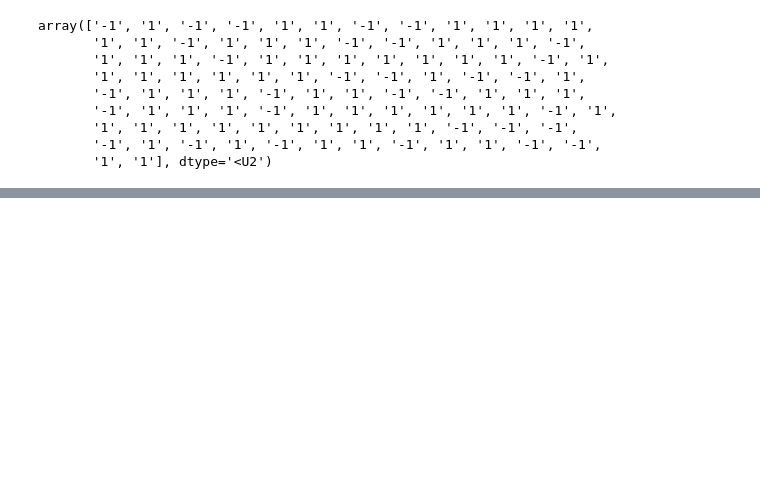
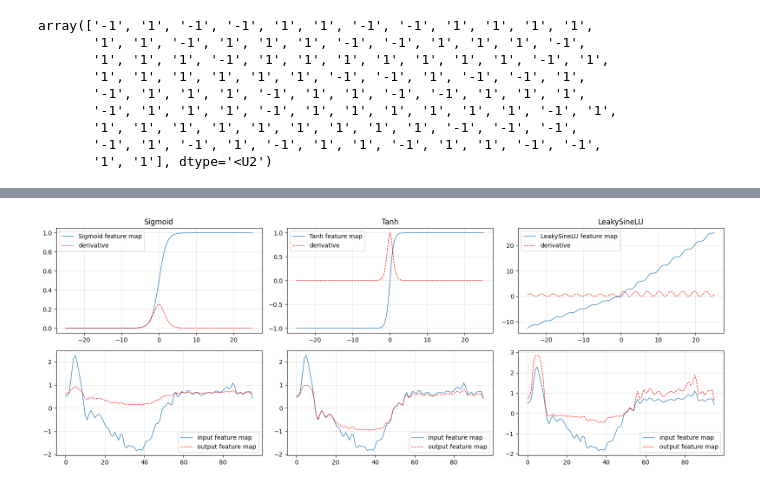
Before and after one commit to jose-gilberto/time_series_activations, a Jupyter notebook: notebooks/activation_figures.ipynb, the cells around one changed output, grey strips where cells are left out. Cells and saved outputs as stored; diff of their text form; code cells hidden in the pictures; blank space fills up the shorter version.

```diff
--- a/notebooks/activation_figures.ipynb
+++ b/notebooks/activation_figures.ipynb
@@ -104,0 +105,65 @@ plt.savefig('../figures/activations_comparinson.pdf')
+# %%
+def dsigmoid(x):
+    return sigmoid(x) * (1 - sigmoid(x))
+
+def dtanh(x):
+    return 1 - (np.tanh(x) ** 2)
+
+def dleaky_sinelu(x):
+    return np.where(x > 0, 2 * (np.cos(x) * np.sin(x)) + 1, 0.5 * (2 * (np.cos(x) * np.sin(x)) + 1))
+
+
+LINEWIDTH = 0.9
+x = np.arange(-25, 25, 0.01)
+
+activations = {
+    'Sigmoid': sigmoid,
+    'Tanh': tanh,
+    # 'Sine': sine,
+    # 'Cosine': cosine,
+    # 'ReLU': relu,
+    # 'PReLU': prelu,
+    # 'ELU': elu,
+    # 'Mish': mish,
+    # 'SiLU': silu,
+    # 'SELU': selu,
+    # 'Snake': snake,
+    'LeakySineLU': leaky_sinelu,
+}
+
+derivatives = {
+    'Sigmoid': dsigmoid,
+    'Tanh': dtanh,
+    'LeakySineLU': dleaky_sinelu,
+}
+
+fig = plt.figure(figsize=(16, 6))
+
+
+for idx, activation in enumerate(activations.keys()):
+    ax = fig.add_subplot(2, 3, idx + 1)
+
+    sns.lineplot(x=x, y=activations[activation](x), ax=ax, label=f'{activation} feature map', linewidth=LINEWIDTH).set_title(f'{activation}')
+    sns.lineplot(x=x, y=derivatives[activation](x),
+                 ax=ax, linewidth=LINEWIDTH, linestyle='dashed', color='red', label=f'derivative')
+
+    # ax.set_ylim((-3, 3))
+    ax.grid(linewidth=0.5, color='lightgray')
+    ax.legend(loc='upper left')
+
+for idx, activation in enumerate(activations.keys()):
+    ax = fig.add_subplot(2, 3, 3 + idx + 1)
+
+    sns.lineplot(x=list(range(X_train.shape[-1])), y=X_train[y_train == '-1'][0, 0, :], ax=ax, label='input feature map', linewidth=LINEWIDTH)
+    sns.lineplot(x=list(range(X_train.shape[-1])), y=activations[activation](X_train[y_train == '-1'][0, 0, :]),
+                 ax=ax, linewidth=LINEWIDTH, linestyle='dashed', color='red', label=f'output feature map')
+
+    # ax.set_ylim((-3, 3))
+    ax.grid(linewidth=0.5, color='lightgray')
+    ax.legend(loc='lower right')
+
+plt.tight_layout()
+
+plt.savefig('../figures/boundness_activations_comparinson.pdf')
+# %% [output]
+[figure, added]
```
Also changed, not shown: parts of 3 cells of this notebook, 6 other files.
